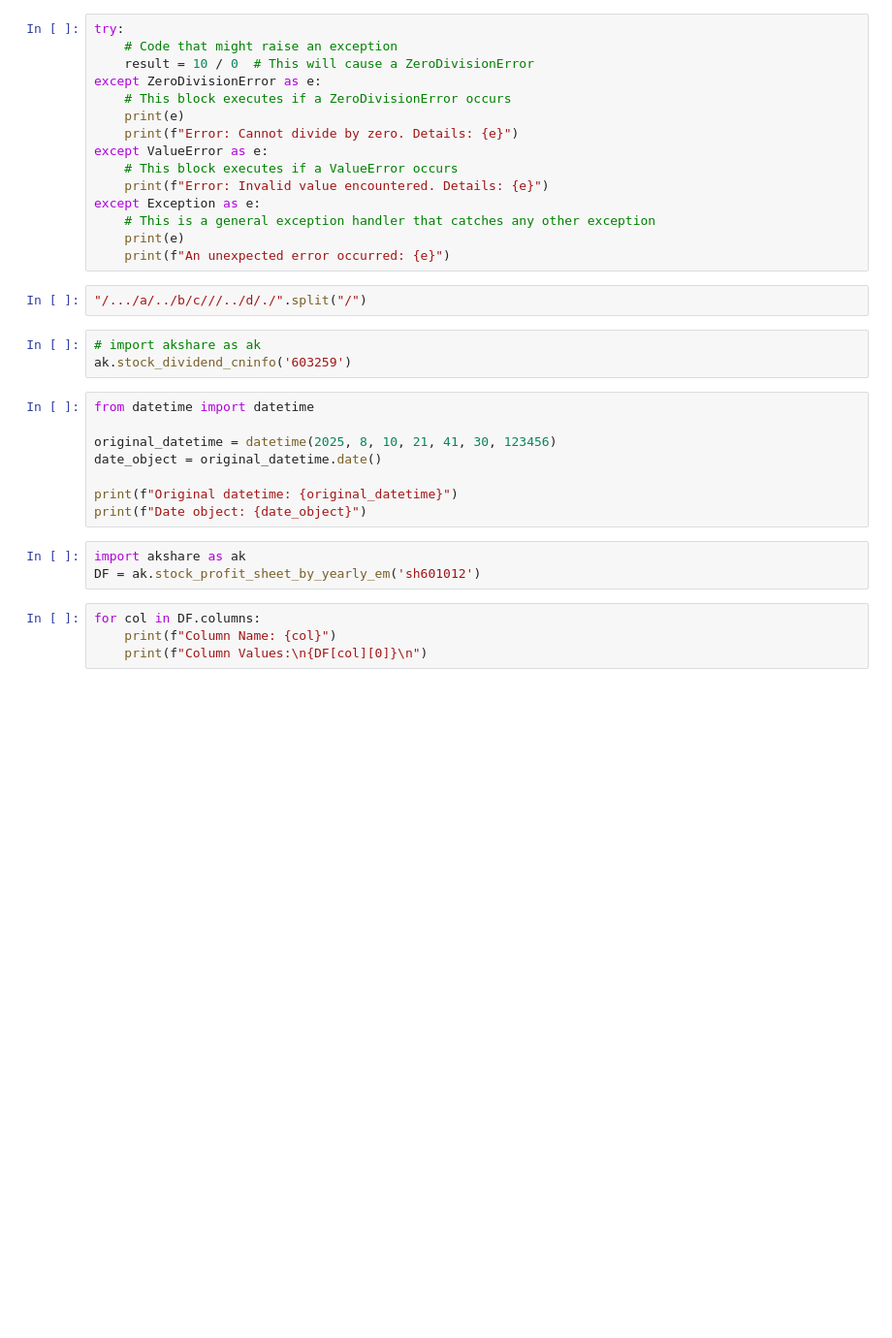
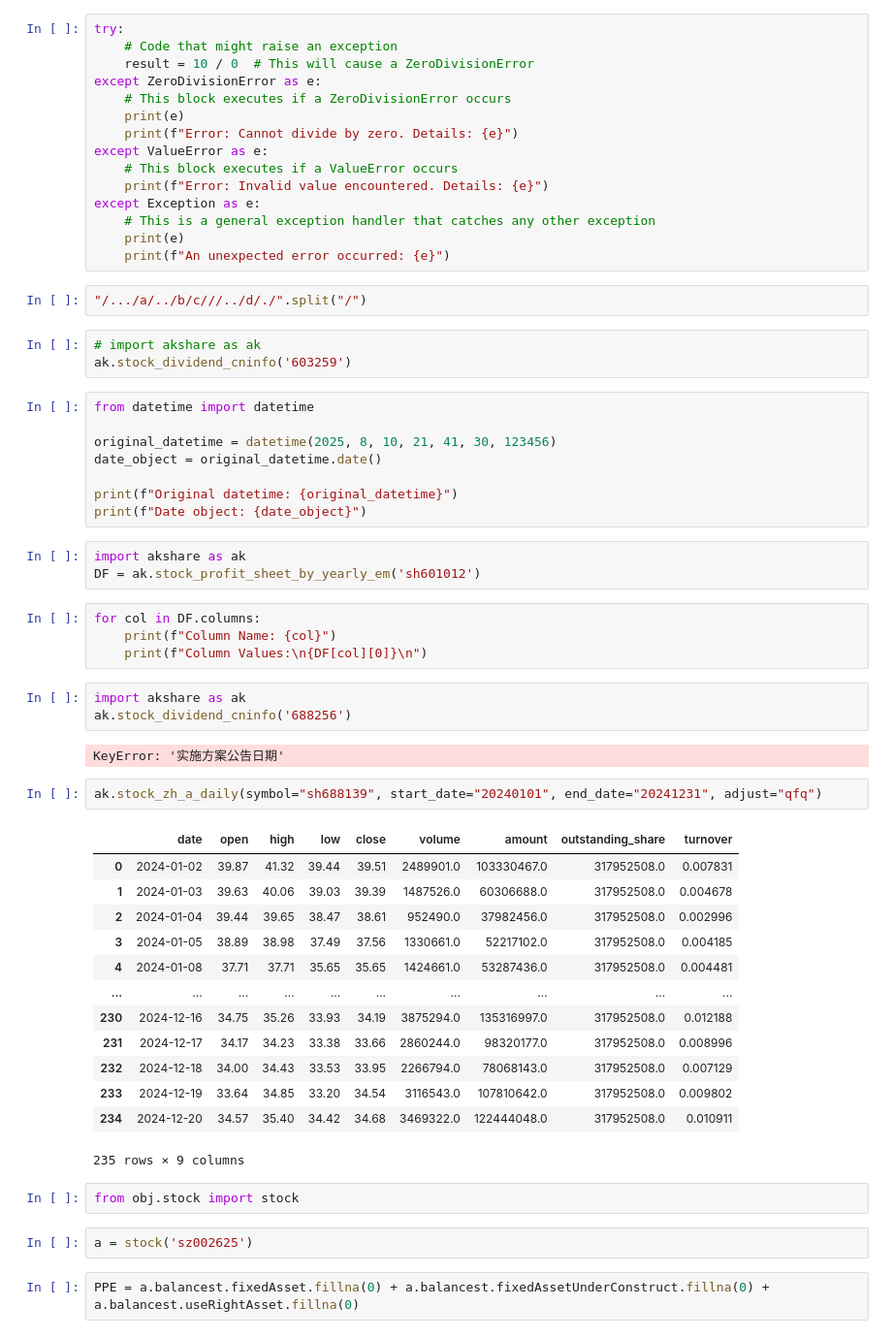
Before and after one commit to xietiany/quant, a Jupyter notebook: Demo.ipynb, the cells around one changed output. Shown: that part at 97% size. Drawn from its saved outputs; the diff is of its cells as text; blank space fills up the shorter version.

```diff
--- a/Demo.ipynb
+++ b/Demo.ipynb
@@ -371,3 +383,30 @@ DF = ak.stock_profit_sheet_by_yearly_em('sh601012')
 for col in DF.columns:
     print(f"Column Name: {col}")
     print(f"Column Values:\n{DF[col][0]}\n")
+# %%
+import akshare as ak
+ak.stock_dividend_cninfo('688256')
+# %% [output]
+KeyError: '实施方案公告日期'
+# %%
+ak.stock_zh_a_daily(symbol="sh688139", start_date="20240101", end_date="20241231", adjust="qfq")
+# %% [output]
+|  | date | open | high | low | close | volume | amount | outstanding_share | turnover |
+| 0 | 2024-01-02 | 39.87 | 41.32 | 39.44 | 39.51 | 2489901.0 | 103330467.0 | 317952508.0 | 0.007831 |
+| 1 | 2024-01-03 | 39.63 | 40.06 | 39.03 | 39.39 | 1487526.0 | 60306688.0 | 317952508.0 | 0.004678 |
+| 2 | 2024-01-04 | 39.44 | 39.65 | 38.47 | 38.61 | 952490.0 | 37982456.0 | 317952508.0 | 0.002996 |
+| 3 | 2024-01-05 | 38.89 | 38.98 | 37.49 | 37.56 | 1330661.0 | 52217102.0 | 317952508.0 | 0.004185 |
+| 4 | 2024-01-08 | 37.71 | 37.71 | 35.65 | 35.65 | 1424661.0 | 53287436.0 | 317952508.0 | 0.004481 |
+| ... | ... | ... | ... | ... | ... | ... | ... | ... | ... |
+| 230 | 2024-12-16 | 34.75 | 35.26 | 33.93 | 34.19 | 3875294.0 | 135316997.0 | 317952508.0 | 0.012188 |
+| 231 | 2024-12-17 | 34.17 | 34.23 | 33.38 | 33.66 | 2860244.0 | 98320177.0 | 317952508.0 | 0.008996 |
+| 232 | 2024-12-18 | 34.00 | 34.43 | 33.53 | 33.95 | 2266794.0 | 78068143.0 | 317952508.0 | 0.007129 |
+| 233 | 2024-12-19 | 33.64 | 34.85 | 33.20 | 34.54 | 3116543.0 | 107810642.0 | 317952508.0 | 0.009802 |
+| 234 | 2024-12-20 | 34.57 | 35.40 | 34.42 | 34.68 | 3469322.0 | 122444048.0 | 317952508.0 | 0.010911 |
+235 rows × 9 columns
+# %%
+from obj.stock import stock
+# %%
+a = stock('sz002625')
+# %%
+PPE = a.balancest.fixedAsset.fillna(0) + a.balancest.fixedAssetUnderConstruct.fillna(0) + a.balancest.useRightAsset.fillna(0)
```
Also changed, not shown: parts of 23 cells of this notebook, 7 other files.
